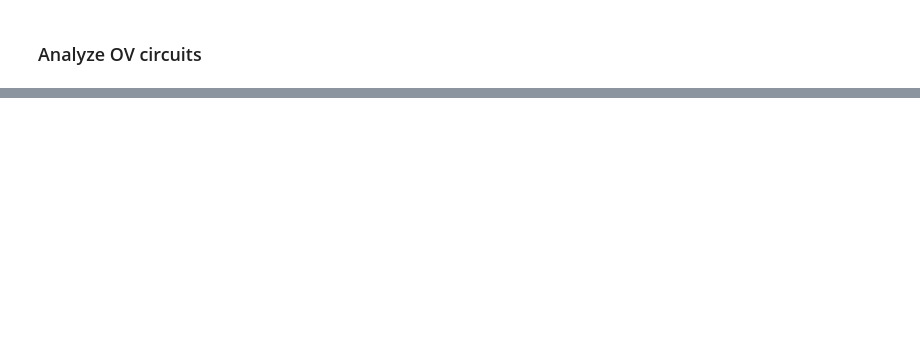
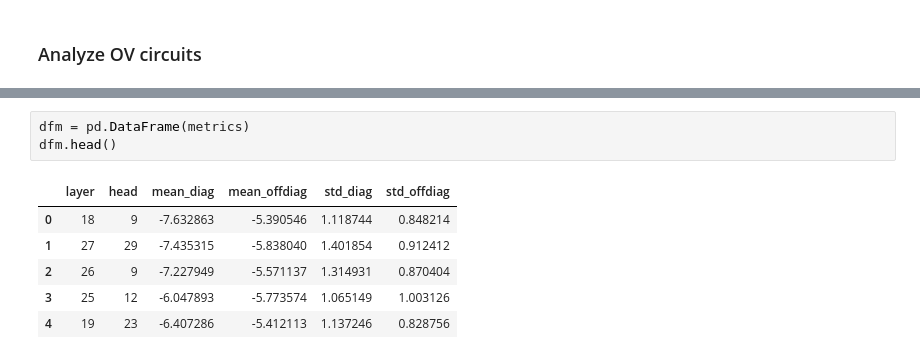
Before and after one commit to ed1d1a8d/prompt-injection-interp, a Jupyter notebook: notebooks/dontsay/ov-analysis.ipynb, the cells around one changed output, grey strips where cells are left out. Cells and saved outputs as stored; diff of their text form; blank space fills up the shorter version.

```diff
--- a/notebooks/dontsay/ov-analysis.ipynb
+++ b/notebooks/dontsay/ov-analysis.ipynb
@@ -227,0 +284,10 @@ for i in tqdm(range(9)):
+# %%
+dfm = pd.DataFrame(metrics)
+dfm.head()
+# %% [output]
+|  | layer | head | mean_diag | mean_offdiag | std_diag | std_offdiag |
+| 0 | 18 | 9 | -7.632863 | -5.390546 | 1.118744 | 0.848214 |
+| 1 | 27 | 29 | -7.435315 | -5.838040 | 1.401854 | 0.912412 |
+| 2 | 26 | 9 | -7.227949 | -5.571137 | 1.314931 | 0.870404 |
+| 3 | 25 | 12 | -6.047893 | -5.773574 | 1.065149 | 1.003126 |
+| 4 | 19 | 23 | -6.407286 | -5.412113 | 1.137246 | 0.828756 |
```
Also changed, not shown: parts of 11 cells of this notebook, 1 other file.
